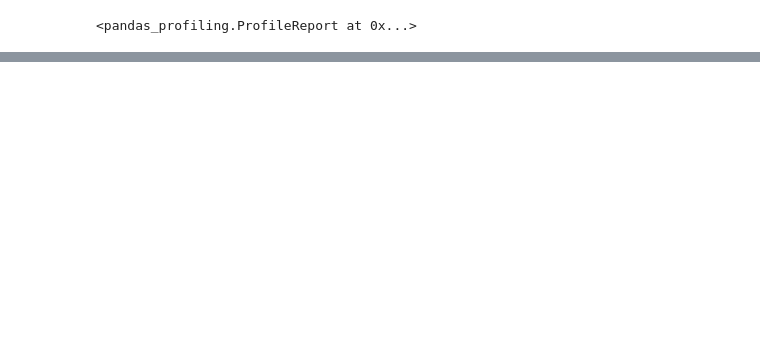
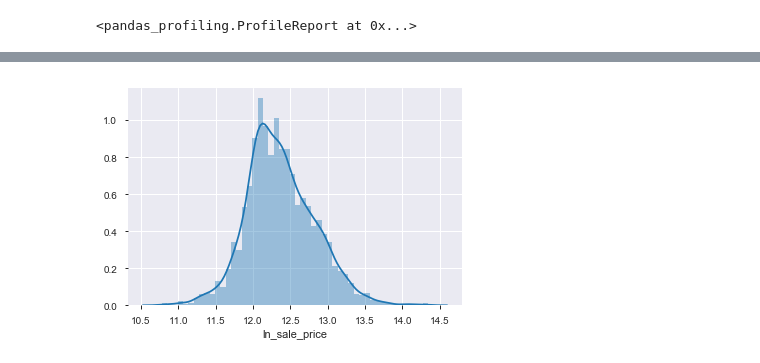
Before and after one commit to SocialDataSci/feature_engineering, a Jupyter notebook: feature_engineering.ipynb, the cells around one changed output, grey strips where cells are left out. Drawn from its saved outputs; the diff is of its cells as text; code cells hidden in the pictures; blank space fills up the shorter version.

```diff
--- a/feature_engineering.ipynb
+++ b/feature_engineering.ipynb
@@ -62,0 +75,8 @@ To be able to plot the data. (If a transformation is needed to be able to plot t
+# %%
+import numpy as np
+
+df['ln_sale_price'] = np.log(df['SalesClosePrice'])
+
+ax = sns.distplot(df['ln_sale_price'])
+# %% [output]
+[figure, added]
```
Also changed, not shown: parts of 55 cells of this notebook, 1 other file.
